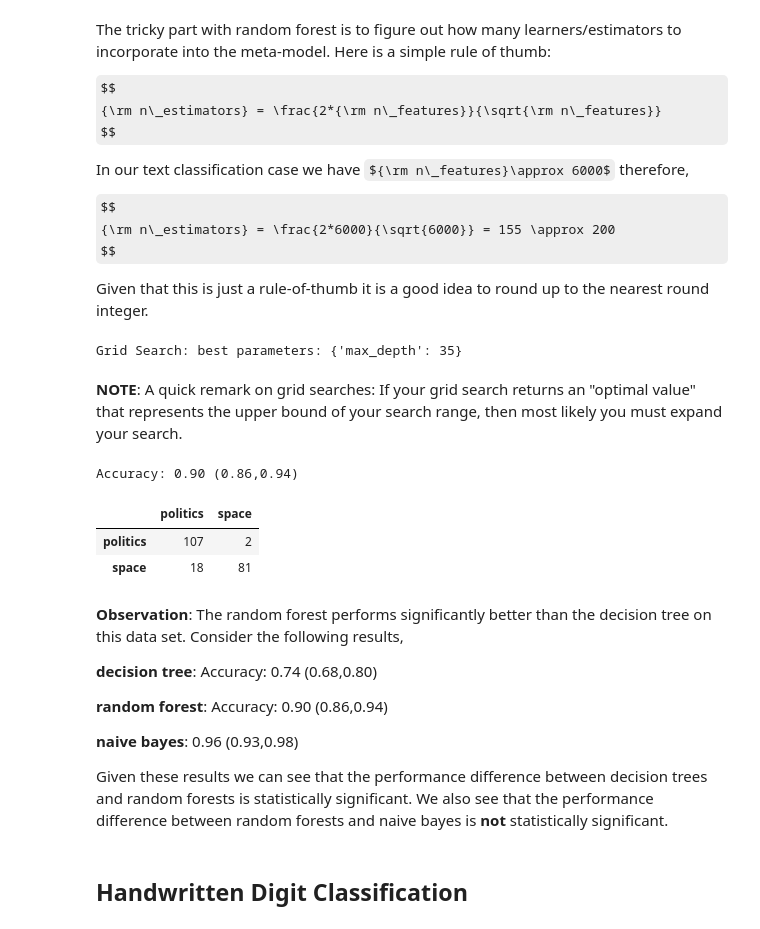
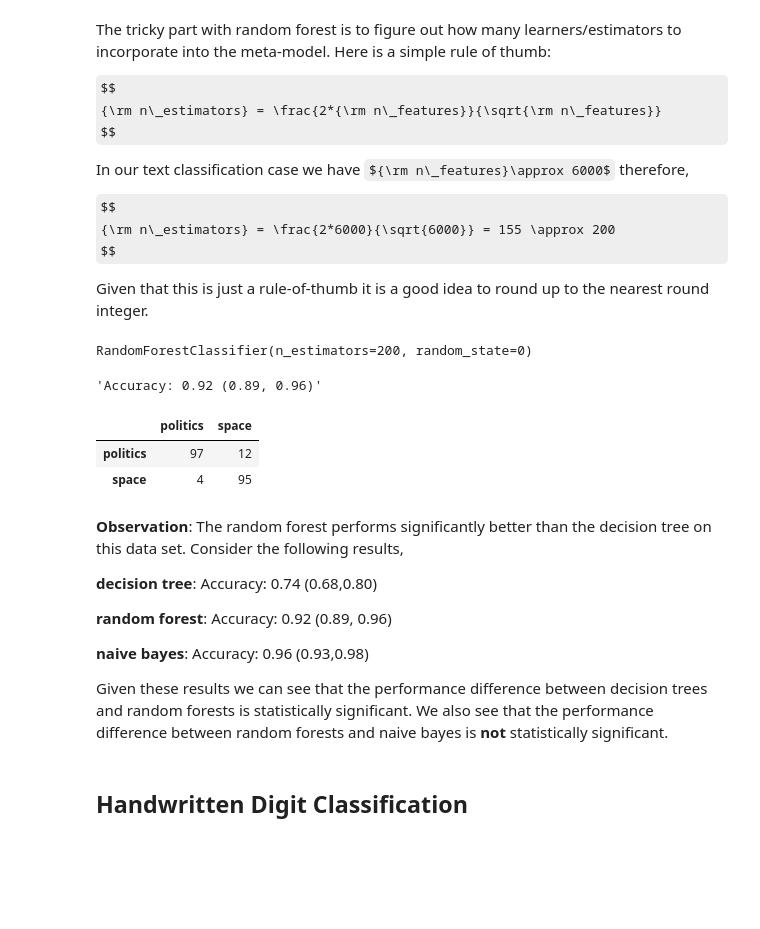
Before and after one commit to lutzhamel/CSC310, a Jupyter notebook: notes/23a-ensemble.ipynb, the cells around one changed output. Saved outputs shown, nothing was run; the diff lists cells and outputs as text; code cells hidden in the pictures; some formulas as TeX source; blank space fills up the shorter version.

```diff
--- a/notes/23a-ensemble.ipynb
+++ b/notes/23a-ensemble.ipynb
@@ -149,41 +130,31 @@ model = RandomForestClassifier(
-# %%
-# grid search
-param_grid = {
-    'max_depth':list(range(20,41))  # NLP, deep trees!
-}
-grid = GridSearchCV(model, param_grid, cv=3).fit(X_train, y_train)
-print("Grid Search: best parameters: {}".format(grid.best_params_))
-best_model = grid.best_estimator_
-# %% [output]
-Grid Search: best parameters: {'max_depth': 35}
-# %% [markdown]
-**NOTE**: A quick remark on grid searches: If your grid search returns an "optimal value" that represents the upper bound of your search range, then most likely you must expand your search.
-# %%
-# Evaluate the best model
-acc = best_model.score(X_test,y_test)
-lb,ub = classification_confint(acc,X_test.shape[0])
-print("Accuracy: {:3.2f} ({:3.2f},{:3.2f})".format(acc,lb,ub))
-# %% [output]
-Accuracy: 0.90 (0.86,0.94)
-# %%
-# build the confusion matrix
-labels = ['politics','space']
-cm = pd.DataFrame(data= confusion_matrix(y_test, best_model.predict(X_test), labels=labels),
-                  index=labels,
-                  columns=labels)
-cm
-# %% [output]
-|  | politics | space |
-| politics | 107 | 2 |
-| space | 18 | 81 |
+# %%
+# random forest model
+model = RandomForestClassifier(
+    n_estimators = 200,    # see rule of thumb above
+    random_state = 0,
+)
+# %%
+model.fit(X_train, y_train)
+# %% [output]
+RandomForestClassifier(n_estimators=200, random_state=0)
+# %%
+dsutils.acc_score(model, X_test, y_test, as_string=True)
+# %% [output]
+'Accuracy: 0.92 (0.89, 0.96)'
+# %%
+dsutils.confusion_matrix(model, X_test, y_test)
+# %% [output]
+|  | politics | space |
+| politics | 97 | 12 |
+| space | 4 | 95 |
 # %% [markdown]
 **Observation**: The random forest performs significantly better than the decision tree on this data set.  Consider the following results,
 
 **decision tree**: Accuracy: 0.74 (0.68,0.80)
 
-**random forest**: Accuracy: 0.90 (0.86,0.94)
+**random forest**: Accuracy: 0.92 (0.89, 0.96)
 
-**naive bayes**: 0.96 (0.93,0.98)
+**naive bayes**: Accuracy: 0.96 (0.93,0.98)
 
 Given these results we can see that the performance difference between decision trees and random forests is statistically significant.  We also see that the performance difference between random forests and naive bayes is **not** statistically significant.
 # %% [markdown]
```
Also changed, not shown: parts of 28 cells of this notebook, 2 other files.
